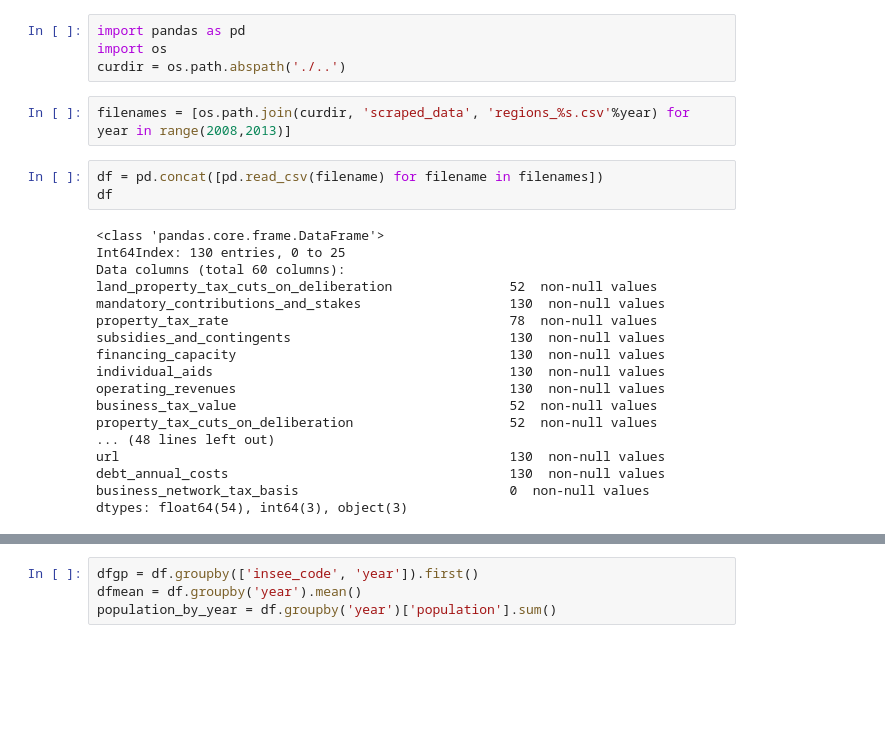
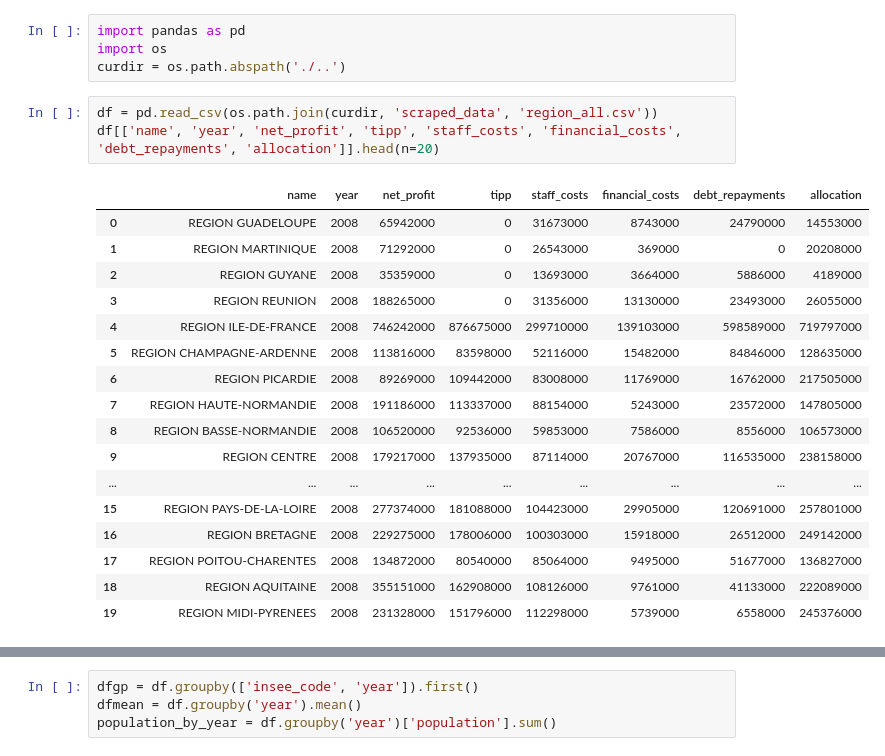
Before and after one commit to regardscitoyens/nosfinanceslocales_scraper, a Jupyter notebook: notebooks/region_analysis.ipynb, the cells around one changed output, grey strips where cells are left out. Drawn from its saved outputs; the diff is of its cells as text; blank space fills up the shorter version.

```diff
--- a/notebooks/region_analysis.ipynb
+++ b/notebooks/region_analysis.ipynb
@@ -4,26 +4,24 @@
 import pandas as pd
 import os
 curdir = os.path.abspath('./..')
-# %%
-filenames = [os.path.join(curdir, 'scraped_data', 'regions_%s.csv'%year) for year in range(2008,2013)]
-# %%
-df = pd.concat([pd.read_csv(filename) for filename in filenames])
-df
-# %% [output]
-<class 'pandas.core.frame.DataFrame'>
-Int64Index: 130 entries, 0 to 25
-Data columns (total 60 columns):
-land_property_tax_cuts_on_deliberation               52  non-null values
-mandatory_contributions_and_stakes                   130  non-null values
-property_tax_rate                                    78  non-null values
-subsidies_and_contingents                            130  non-null values
-financing_capacity                                   130  non-null values
-individual_aids                                      130  non-null values
-operating_revenues                                   130  non-null values
-business_tax_value                                   52  non-null values
-property_tax_cuts_on_deliberation                    52  non-null values
-... (48 lines left out)
-url                                                  130  non-null values
-debt_annual_costs                                    130  non-null values
-business_network_tax_basis                           0  non-null values
-dtypes: float64(54), int64(3), object(3)
+# %%
+df = pd.read_csv(os.path.join(curdir, 'scraped_data', 'region_all.csv'))
+df[['name', 'year', 'net_profit', 'tipp', 'staff_costs', 'financial_costs', 'debt_repayments', 'allocation']].head(n=20)
+# %% [output]
+|  | name | year | net_profit | tipp | staff_costs | financial_costs | debt_repayments | allocation |
+| 0 | REGION GUADELOUPE | 2008 | 65942000 | 0 | 31673000 | 8743000 | 24790000 | 14553000 |
+| 1 | REGION MARTINIQUE | 2008 | 71292000 | 0 | 26543000 | 369000 | 0 | 20208000 |
+| 2 | REGION GUYANE | 2008 | 35359000 | 0 | 13693000 | 3664000 | 5886000 | 4189000 |
+| 3 | REGION REUNION | 2008 | 188265000 | 0 | 31356000 | 13130000 | 23493000 | 26055000 |
+| 4 | REGION ILE-DE-FRANCE | 2008 | 746242000 | 876675000 | 299710000 | 139103000 | 598589000 | 719797000 |
+| 5 | REGION CHAMPAGNE-ARDENNE | 2008 | 113816000 | 83598000 | 52116000 | 15482000 | 84846000 | 128635000 |
+| 6 | REGION PICARDIE | 2008 | 89269000 | 109442000 | 83008000 | 11769000 | 16762000 | 217505000 |
+| 7 | REGION HAUTE-NORMANDIE | 2008 | 191186000 | 113337000 | 88154000 | 5243000 | 23572000 | 147805000 |
+| 8 | REGION BASSE-NORMANDIE | 2008 | 106520000 | 92536000 | 59853000 | 7586000 | 8556000 | 106573000 |
+| 9 | REGION CENTRE | 2008 | 179217000 | 137935000 | 87114000 | 20767000 | 116535000 | 238158000 |
+| ... | ... | ... | ... | ... | ... | ... | ... | ... |
+| 15 | REGION PAYS-DE-LA-LOIRE | 2008 | 277374000 | 181088000 | 104423000 | 29905000 | 120691000 | 257801000 |
+| 16 | REGION BRETAGNE | 2008 | 229275000 | 178006000 | 100303000 | 15918000 | 26512000 | 249142000 |
+| 17 | REGION POITOU-CHARENTES | 2008 | 134872000 | 80540000 | 85064000 | 9495000 | 51677000 | 136827000 |
+| 18 | REGION AQUITAINE | 2008 | 355151000 | 162908000 | 108126000 | 9761000 | 41133000 | 222089000 |
+| 19 | REGION MIDI-PYRENEES | 2008 | 231328000 | 151796000 | 112298000 | 5739000 | 6558000 | 245376000 |
```
Also changed, not shown: parts of 3 cells of this notebook, 2 other files.
